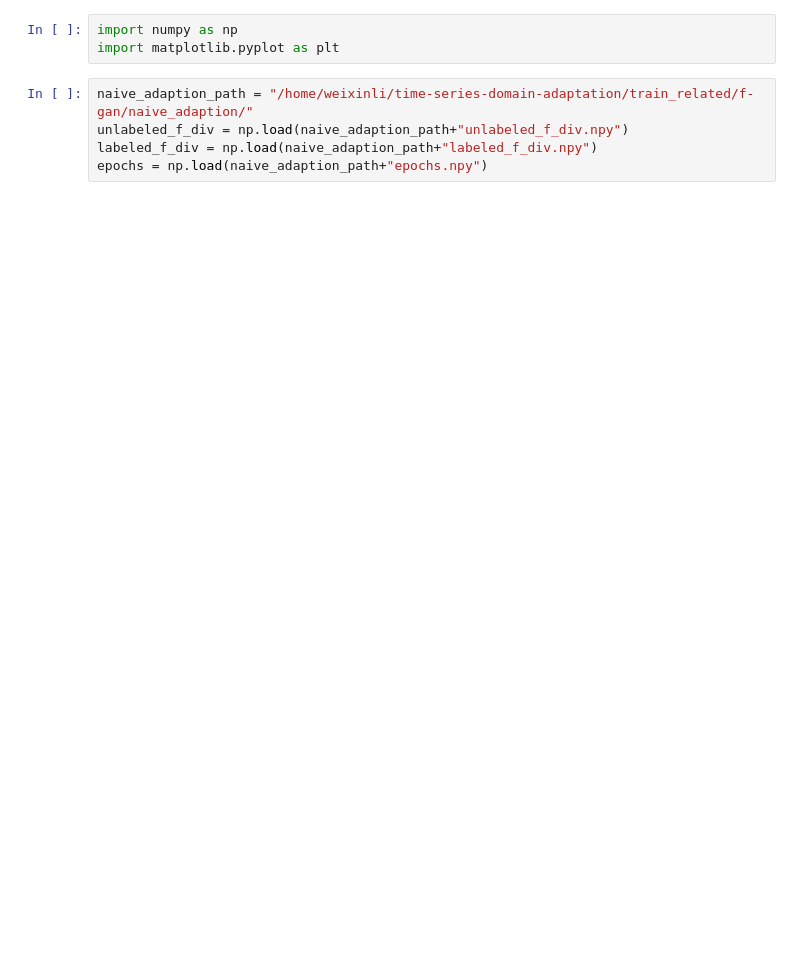
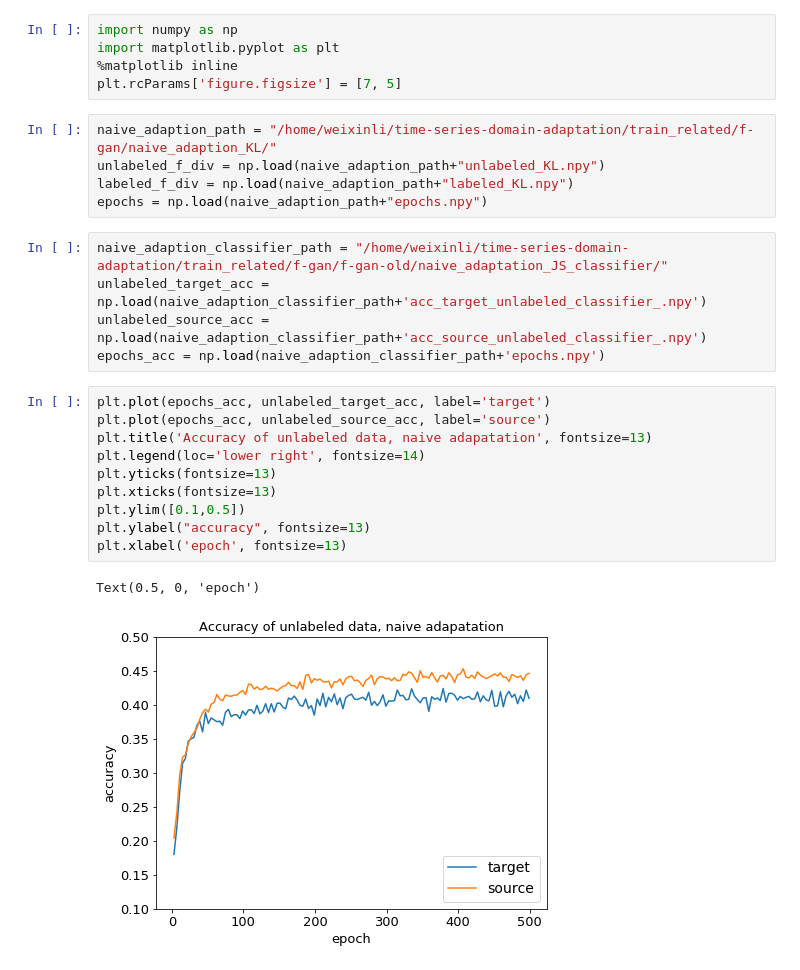
Before and after one commit to stevenliu000/time-series-domain-adaptation, a Jupyter notebook: f_div/visualization.ipynb, the cells around one changed output. Cells and saved outputs as stored; diff of their text form; blank space fills up the shorter version.

```diff
--- a/f_div/visualization.ipynb
+++ b/f_div/visualization.ipynb
@@ -1,10 +1,30 @@
 # %%
 import numpy as np
 import matplotlib.pyplot as plt
+%matplotlib inline
+plt.rcParams['figure.figsize'] = [7, 5]
 # %%
-naive_adaption_path = "/home/weixinli/time-series-domain-adaptation/train_related/f-gan/naive_adaption/"
-unlabeled_f_div = np.load(naive_adaption_path+"unlabeled_f_div.npy")
-labeled_f_div = np.load(naive_adaption_path+"labeled_f_div.npy")
+naive_adaption_path = "/home/weixinli/time-series-domain-adaptation/train_related/f-gan/naive_adaption_KL/"
+unlabeled_f_div = np.load(naive_adaption_path+"unlabeled_KL.npy")
+labeled_f_div = np.load(naive_adaption_path+"labeled_KL.npy")
 epochs = np.load(naive_adaption_path+"epochs.npy")
+# %%
+naive_adaption_classifier_path = "/home/weixinli/time-series-domain-adaptation/train_related/f-gan/f-gan-old/naive_adaptation_JS_classifier/"
+unlabeled_target_acc = np.load(naive_adaption_classifier_path+'acc_target_unlabeled_classifier_.npy')
+unlabeled_source_acc = np.load(naive_adaption_classifier_path+'acc_source_unlabeled_classifier_.npy')
+epochs_acc = np.load(naive_adaption_classifier_path+'epochs.npy')
+# %%
+plt.plot(epochs_acc, unlabeled_target_acc, label='target')
+plt.plot(epochs_acc, unlabeled_source_acc, label='source')
+plt.title('Accuracy of unlabeled data, naive adapatation', fontsize=13)
+plt.legend(loc='lower right', fontsize=14)
+plt.yticks(fontsize=13)
+plt.xticks(fontsize=13)
+plt.ylim([0.1,0.5])
+plt.ylabel("accuracy", fontsize=13)
+plt.xlabel('epoch', fontsize=13)
+# %% [output]
+Text(0.5, 0, 'epoch')
+[figure, added]
 # %%
 plt.plot(epochs, unlabeled_f_div)
```
Also changed, not shown: parts of 7 cells of this notebook.
